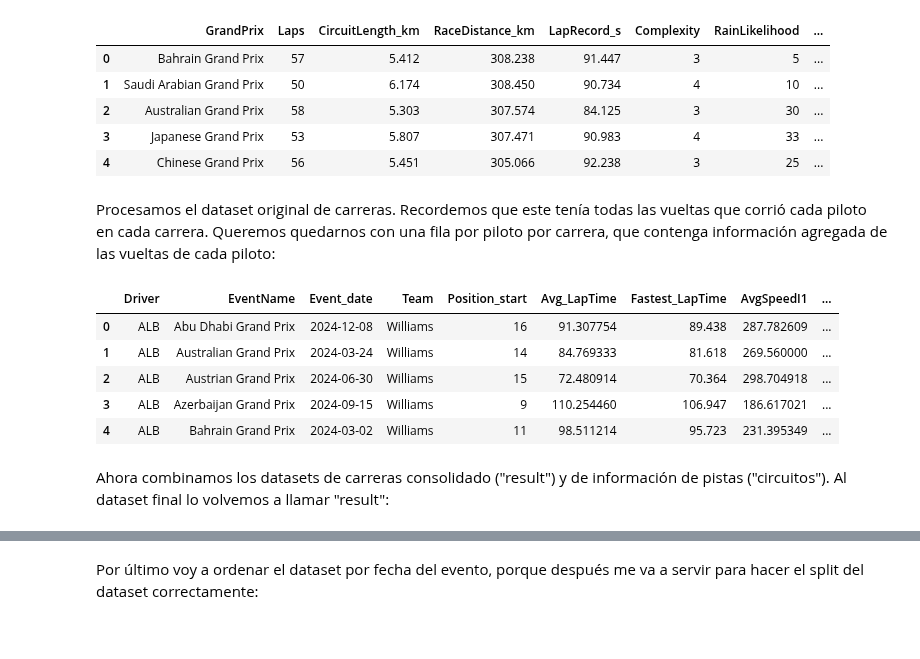
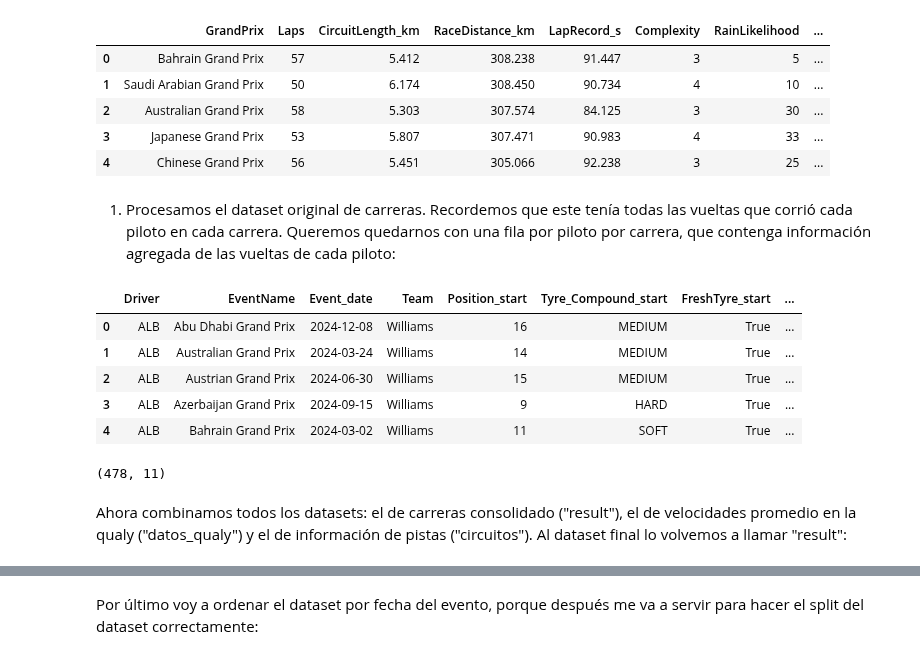
Before and after one commit to FIUBA-Posgrado-Inteligencia-Artificial/CEIA_Analisis_de_datos, a Jupyter notebook: notebooks/clase_07_taller_parte_2.ipynb, the cells around one changed output, grey strips where cells are left out. Saved outputs shown, nothing was run; the diff lists cells and outputs as text; code cells hidden in the pictures.

```diff
--- a/notebooks/clase_07_taller_parte_2.ipynb
+++ b/notebooks/clase_07_taller_parte_2.ipynb
@@ -98,43 +118,43 @@ circuitos.head()
 | 3 | Japanese Grand Prix | 53 | 5.807 | 307.471 | 90.983 | 4 | 33 | ... |
 | 4 | Chinese Grand Prix | 56 | 5.451 | 305.066 | 92.238 | 3 | 25 | ... |
 # %% [markdown]
-Procesamos el dataset original de carreras. Recordemos que este tenía todas las vueltas que corrió cada piloto en cada carrera. Queremos quedarnos con una fila por piloto por carrera, que contenga información agregada de las vueltas de cada piloto:
+1) Procesamos el dataset original de carreras. Recordemos que este tenía todas las vueltas que corrió cada piloto en cada carrera. Queremos quedarnos con una fila por piloto por carrera, que contenga información agregada de las vueltas de cada piloto:
 # %%
 # Armo un dataset consolidado con los resultados de cada carrera para cada piloto
 
 result = carreras_24.groupby(['Driver', 'EventName'], observed=True).agg(
     Event_date=('EventDate','first' ),
     Team=('Team','first'),
     Position_start=('Position', 'first'),
     Position_end=('Position', 'last'),
-    Avg_LapTime=('LapTime', 'mean'),
-    Fastest_LapTime=('LapTime', 'min'),
-    AvgSpeedI1=('SpeedI1', 'mean'),
-    AvgSpeedI2=('SpeedI2', 'mean'),
     Tyre_Compound_start=('Compound', 'first'),
     FreshTyre_start=('FreshTyre', 'first'),
     Avg_TrackTemp=('TrackTemp', 'mean'),
     Avg_AirTemp=('AirTemp', 'mean'),
     Avg_Humidity=('Humidity', 'mean'),
 
 ).reset_index()
 
 position_start_order = CategoricalDtype(categories=[i for i in range(20, 0, -1)], ordered=True)
 result['Position_start'] = result['Position_start'].astype(position_start_order)
 
 # Agrego el ganador
 result['Winner']= np.where(result['Position_end']==1,1,0)
 result['Winner'] = result['Winner'].astype('category')
-result = result.drop(['Position_end'], axis=1)
+result = result.drop(['Position_end'], axis=1) # Saco esta columna porque la posición final no la tengo al momento de la predicción
 
 result.head()
 # %% [output]
-|  | Driver | EventName | Event_date | Team | Position_start | Avg_LapTime | Fastest_LapTime | AvgSpeedI1 | ... |
-| 0 | ALB | Abu Dhabi Grand Prix | 2024-12-08 | Williams | 16 | 91.307754 | 89.438 | 287.782609 | ... |
-| 1 | ALB | Australian Grand Prix | 2024-03-24 | Williams | 14 | 84.769333 | 81.618 | 269.560000 | ... |
-| 2 | ALB | Austrian Grand Prix | 2024-06-30 | Williams | 15 | 72.480914 | 70.364 | 298.704918 | ... |
-| 3 | ALB | Azerbaijan Grand Prix | 2024-09-15 | Williams | 9 | 110.254460 | 106.947 | 186.617021 | ... |
-| 4 | ALB | Bahrain Grand Prix | 2024-03-02 | Williams | 11 | 98.511214 | 95.723 | 231.395349 | ... |
+|  | Driver | EventName | Event_date | Team | Position_start | Tyre_Compound_start | FreshTyre_start | ... |
+| 0 | ALB | Abu Dhabi Grand Prix | 2024-12-08 | Williams | 16 | MEDIUM | True | ... |
+| 1 | ALB | Australian Grand Prix | 2024-03-24 | Williams | 14 | MEDIUM | True | ... |
+| 2 | ALB | Austrian Grand Prix | 2024-06-30 | Williams | 15 | MEDIUM | True | ... |
+| 3 | ALB | Azerbaijan Grand Prix | 2024-09-15 | Williams | 9 | HARD | True | ... |
+| 4 | ALB | Bahrain Grand Prix | 2024-03-02 | Williams | 11 | SOFT | True | ... |
+# %%
+result.shape
+# %% [output]
+(478, 11)
 # %% [markdown]
-Ahora combinamos los datasets de carreras consolidado ("result") y de información de pistas ("circuitos"). Al dataset final lo volvemos a llamar "result":
+Ahora combinamos todos los datasets: el de carreras consolidado ("result"), el de velocidades promedio en la qualy ("datos_qualy") y el de información de pistas ("circuitos"). Al dataset final lo volvemos a llamar "result":
 # %%
```
Also changed, not shown: parts of 24 cells of this notebook, 2 other files.
